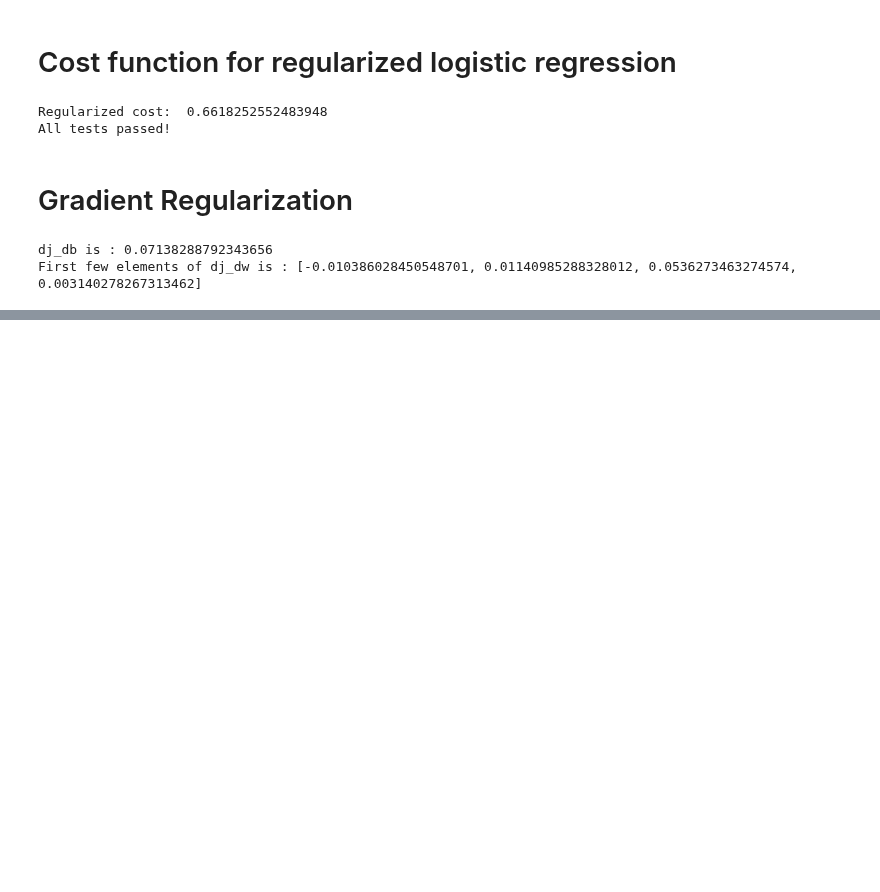
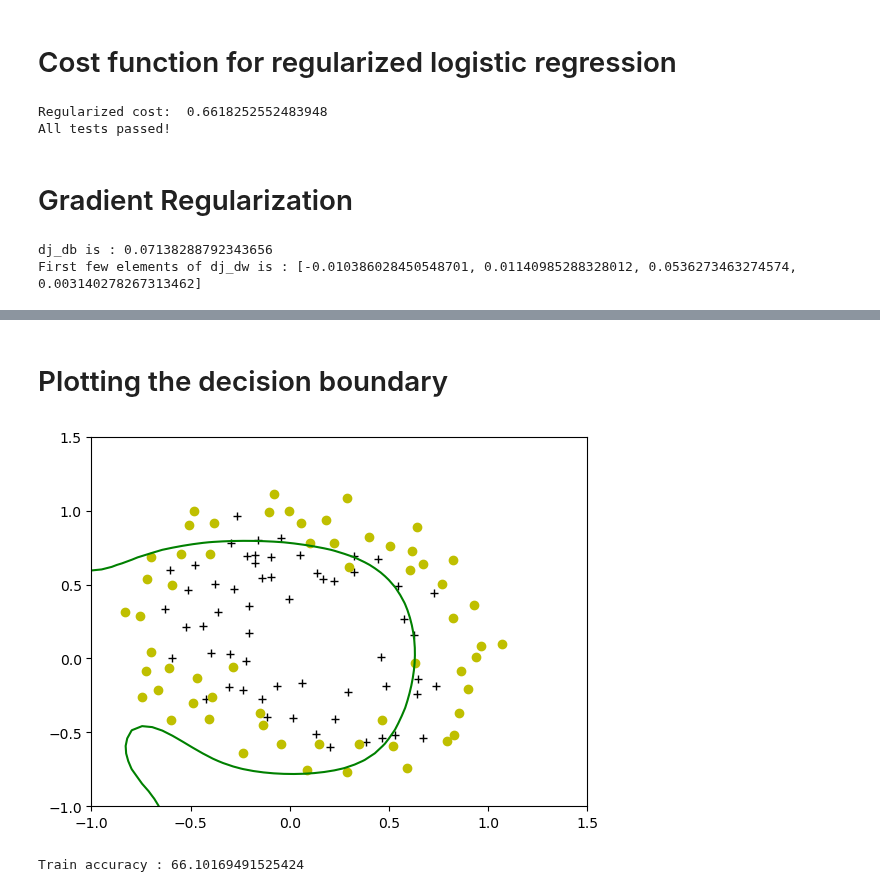
Before and after one commit to amansingh202/python_learning, a Jupyter notebook: week3_lab10_logistic_regression.ipynb, the cells around one changed output, grey strips where cells are left out. Drawn from its saved outputs; the diff is of its cells as text; code cells hidden in the pictures; blank space fills up the shorter version.

Commit message:
prediction output for logistic regression

```diff
--- a/week3_lab10_logistic_regression.ipynb
+++ b/week3_lab10_logistic_regression.ipynb
@@ -445,0 +446,13 @@ Iteration  999: Cost     0.59
+# %% [markdown]
+# Plotting the decision boundary
+# %%
+plot_decision_boundary(w, b, X_mapped, y_train)
+# %% [output]
+[figure, added]
+# %%
+#calculating the accuracy of the model
+
+p = predict(X_mapped, w, b)
+print(f"Train accuracy : {np.mean(p == y_train)*100}")
+# %% [output]
+Train accuracy : 66.10169491525424
```
Also changed, not shown: parts of 2 cells of this notebook.
